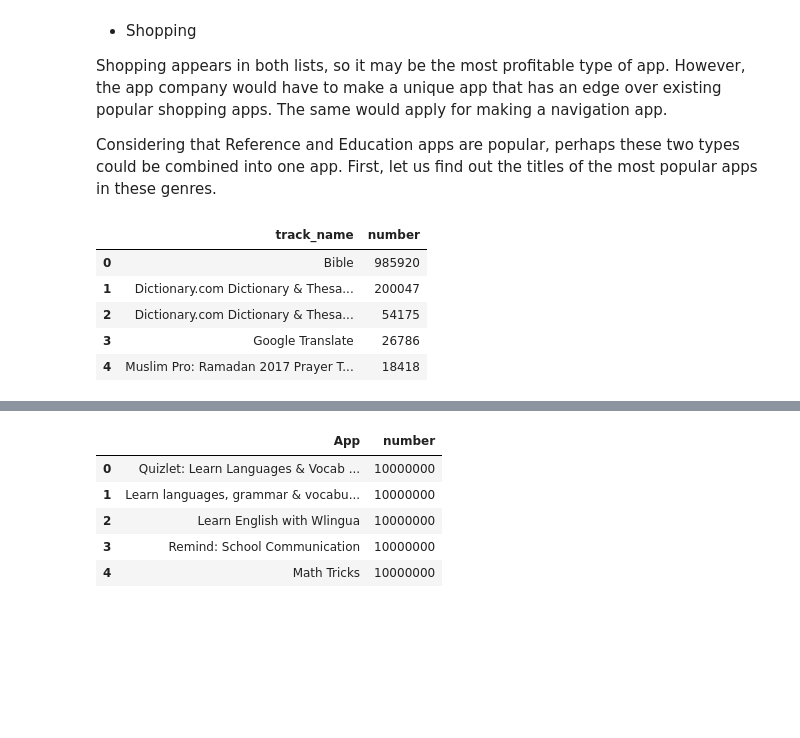
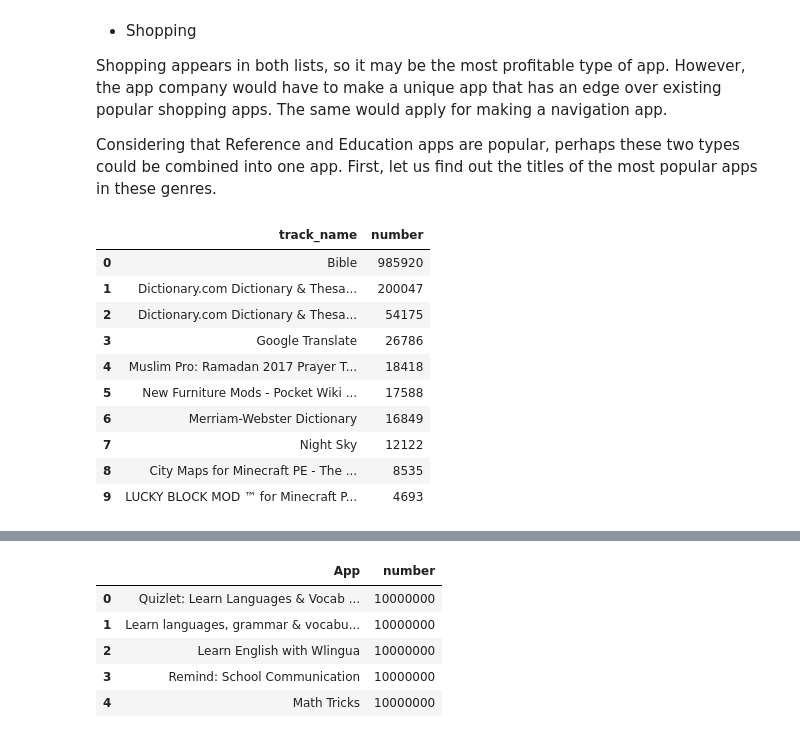
Before and after one commit to MiguelAHG/mahg-data-science, a Jupyter notebook: _notebooks/2021-05-08-ProfitableAppProfiles.ipynb, the cells around one changed output, grey strips where cells are left out. Drawn from its saved outputs; the diff is of its cells as text; code cells hidden in the pictures; blank space fills up the shorter version.

```diff
--- a/_notebooks/2021-05-08-ProfitableAppProfiles.ipynb
+++ b/_notebooks/2021-05-08-ProfitableAppProfiles.ipynb
@@ -392,7 +385,7 @@ def freq_table(df, label):
 def sr_to_df(sr, col_name = "number", n_head = None):
     """Return a DataFrame by resetting the index of a Series."""
 
-    df = sr.rename(col_name).reset_index()
+    df = sr.rename(col_name).reset_index().rename(columns = {"index":"name"})
     if n_head is not None:
         df = df.head(n_head)
 
@@ -851,25 +821,30 @@ Considering that Reference and Education apps are popular, perhaps these two typ
 # %%
 reference_popularity = ios_clean[[
     "track_name",
     "rating_count_tot"
 ]].loc[
     ios_clean["prime_genre"] == "Reference"
 ].dropna(
 ).sort_values(
     "rating_count_tot",
     ascending = False,
 ).set_index(
     "track_name",
 )["rating_count_tot"]
 
-sr_to_df(reference_popularity, n_head = 5)
+sr_to_df(reference_popularity, n_head = 10)
 # %% [output]
 |  | track_name | number |
 | 0 | Bible | 985920 |
 | 1 | Dictionary.com Dictionary & Thesa... | 200047 |
 | 2 | Dictionary.com Dictionary & Thesa... | 54175 |
 | 3 | Google Translate | 26786 |
 | 4 | Muslim Pro: Ramadan 2017 Prayer T... | 18418 |
+| 5 | New Furniture Mods - Pocket Wiki ... | 17588 |
+| 6 | Merriam-Webster Dictionary | 16849 |
+| 7 | Night Sky | 12122 |
+| 8 | City Maps for Minecraft PE - The ... | 8535 |
+| 9 | LUCKY BLOCK MOD ™ for Minecraft P... | 4693 |
 # %%
 bar_n(
     reference_popularity,
```
Also changed, not shown: parts of 32 cells of this notebook.
